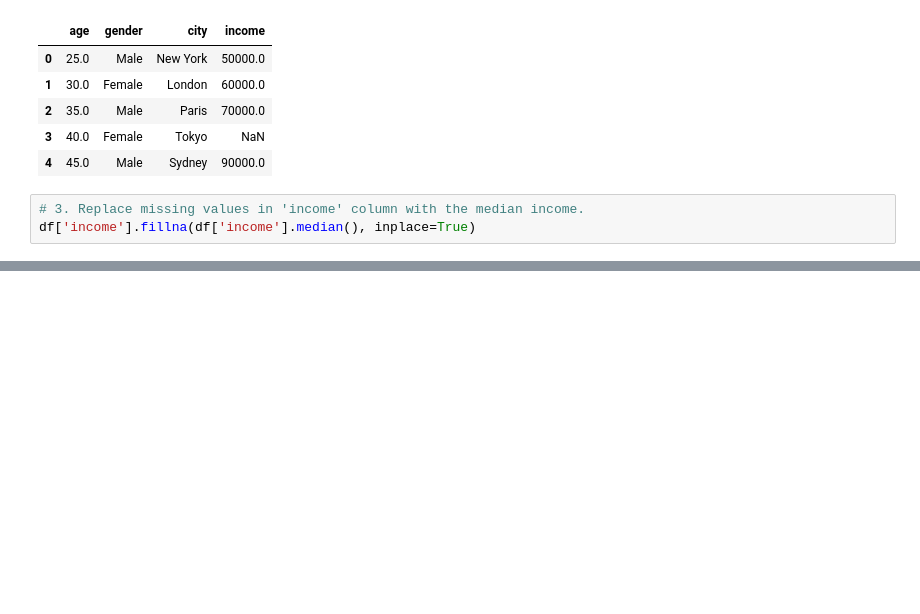
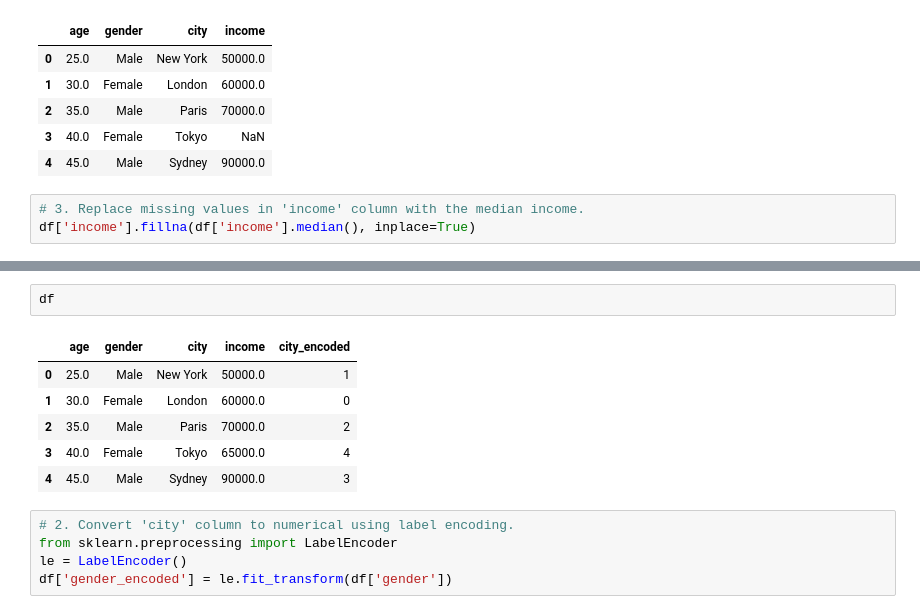
Before and after one commit to pylamohan2011/AIML_Aspiriant, a Jupyter notebook: Data_PreProcessing.ipynb, the cells around one changed output, grey strips where cells are left out. Drawn from its saved outputs; the diff is of its cells as text; blank space fills up the shorter version.

```diff
--- a/Data_PreProcessing.ipynb
+++ b/Data_PreProcessing.ipynb
@@ -74,0 +223,14 @@ df['income'].fillna(df['income'].median(), inplace=True)
+# %%
+df
+# %% [output]
+|  | age | gender | city | income | city_encoded |
+| 0 | 25.0 | Male | New York | 50000.0 | 1 |
+| 1 | 30.0 | Female | London | 60000.0 | 0 |
+| 2 | 35.0 | Male | Paris | 70000.0 | 2 |
+| 3 | 40.0 | Female | Tokyo | 65000.0 | 4 |
+| 4 | 45.0 | Male | Sydney | 90000.0 | 3 |
+# %%
+# 2. Convert 'city' column to numerical using label encoding.
+from sklearn.preprocessing import LabelEncoder
+le = LabelEncoder()
+df['gender_encoded'] = le.fit_transform(df['gender'])
```
Also changed, not shown: parts of 29 cells of this notebook.
